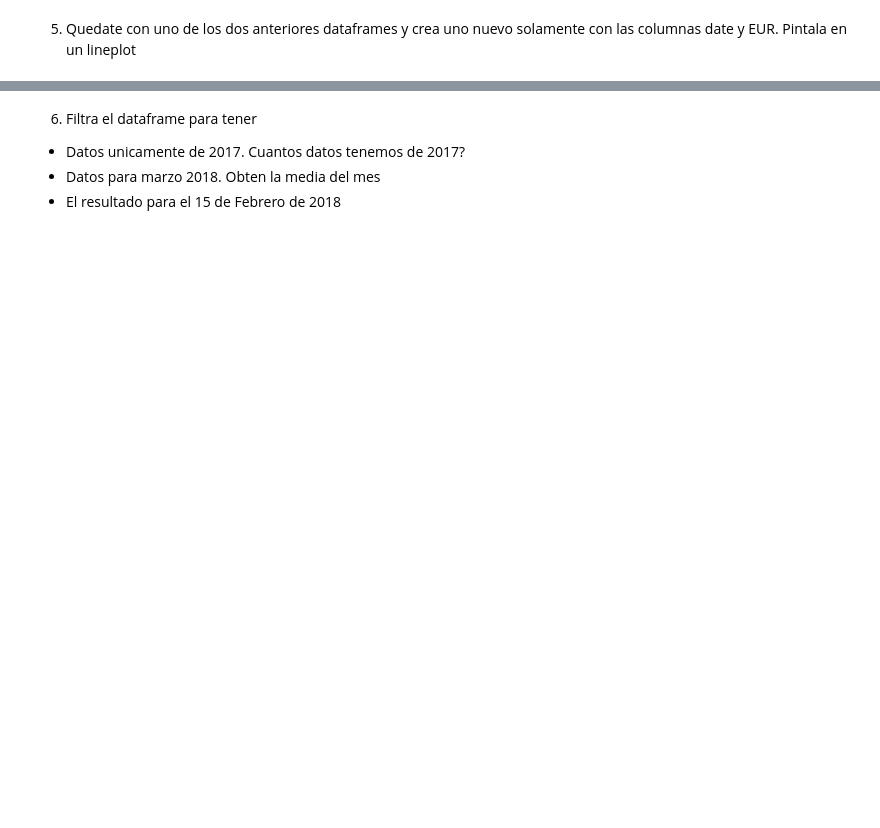
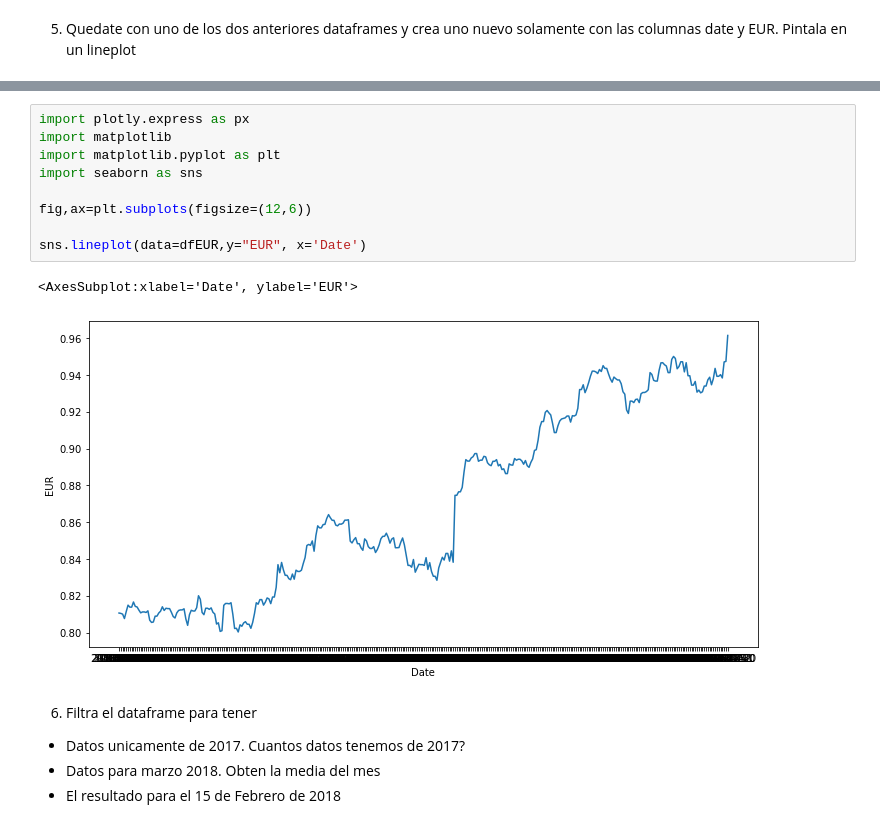
Before and after one commit to ElisaJacky/Time-series, a Jupyter notebook: intro-ejercicios-time-python_v2.ipynb, the cells around one changed output, grey strips where cells are left out. Cells and saved outputs as stored; diff of their text form; blank space fills up the shorter version.

```diff
--- a/intro-ejercicios-time-python_v2.ipynb
+++ b/intro-ejercicios-time-python_v2.ipynb
@@ -308,3 +321,15 @@ IndexError: only integers, slices (`:`), ellipsis (`...`), numpy.newaxis (`None`
+# %%
+import plotly.express as px
+import matplotlib
+import matplotlib.pyplot as plt
+import seaborn as sns
+
+fig,ax=plt.subplots(figsize=(12,6))
+
+sns.lineplot(data=dfEUR,y="EUR", x='Date')
+# %% [output]
+<AxesSubplot:xlabel='Date', ylabel='EUR'>
+[figure, added]
 # %% [markdown]
 6. Filtra el dataframe para tener
 + Datos unicamente de 2017. Cuantos datos tenemos de 2017?
```
Also changed, not shown: parts of 21 cells of this notebook.
